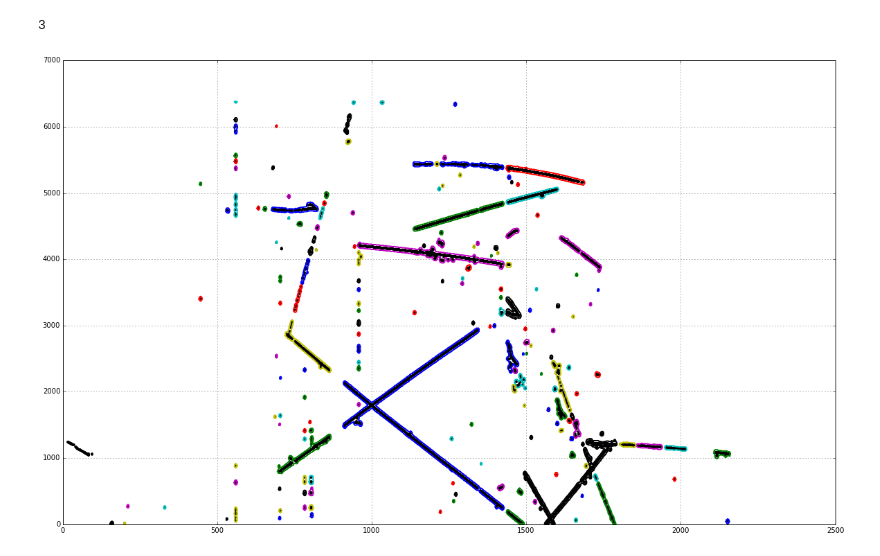
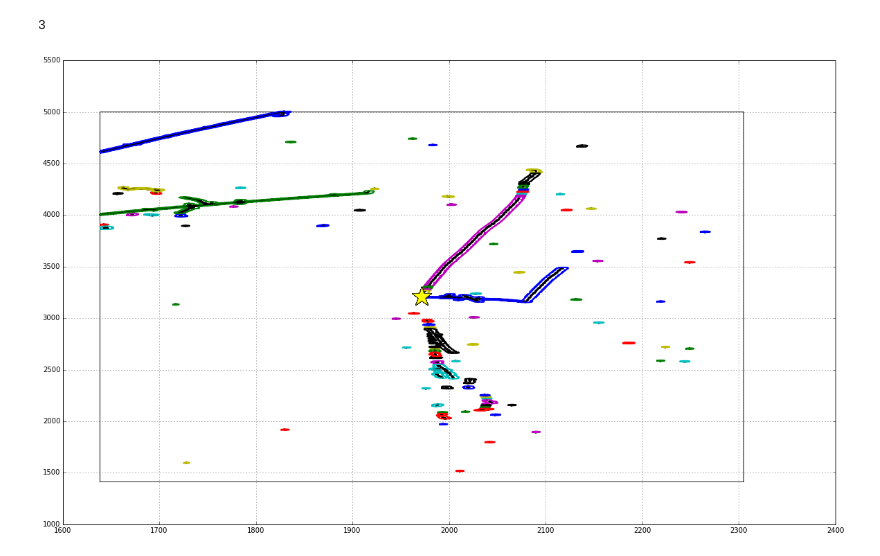
Before and after one commit to NevisUB/LArOpenCV, a Jupyter notebook: mac/unit/viewer.ipynb, the cells around one changed output. Cells and saved outputs as stored; diff of their text form; code cells hidden in the pictures.

```diff
--- a/mac/unit/viewer.ipynb
+++ b/mac/unit/viewer.ipynb
@@ -1,3 +1,9 @@
 # %%
 #get larlite
 from larlite import larlite as ll
+from larlite import larutil as lu
+
+geo=lu.Geometry.GetME()
+geoH=lu.GeometryHelper.GetME()
+
+import ROOT
@@ -25,5 +37,8 @@ event_ass      = sm.get_data(ll.data.kAssociation,"ImageClusterHit")
 #get association
 cluster_to_hit_ass = event_ass.association(event_clusters.id(),event_hits.id())
 
+#get the vertex_data
+event_vertex = sm.get_data(ll.data.kVertex,"numuCC_vertex")
+
 #get contour data
 event_user = sm.get_data(ll.data.kUserInfo,"ImageClusterHit")
@@ -50,36 +57,54 @@ sbc_data.dump_contents()
 # %%
 #Show the ImageClusters
-plane=0
+plane=2
 sbc_data=event_user[plane]
 hsv = plt.get_cmap('jet')
 lors = hsv(np.linspace(0, 1.0, cluster_to_hit_ass.size()))
 
 fig,ax=plt.subplots(figsize=(10*2,6*2))
 c=-1
 # plot each cluster and userinfo
 for ix,cluster in enumerate(cluster_to_hit_ass):
 
     #get the hits for this clusters
     slice_=np.array(cluster)
     if event_clusters[ix].Plane().Plane != plane: continue
     if slice_.size == 0: continue
 
     c+=1
 
     hslice = hxy[slice_]
 
-    plt.plot(hslice[:,0],hslice[:,1],'o',color='black',markersize=3)
+    ax.plot(hslice[:,0],hslice[:,1],'o',color='black',markersize=3)
 
     #call user_info get_darray, for the contour
     xx=np.array(sbc_data.get_darray('sbc_{}_{}_x'.format(plane,c)))
     yy=np.array(sbc_data.get_darray('sbc_{}_{}_y'.format(plane,c)))
 
     xx=np.append(xx,xx[0])
     yy=np.append(yy,yy[0])
 
     plt.plot(yy,xx,'-',lw=2)
 
+    vtx=ROOT.std.vector('double')()
+    vtx.resize(3)
+    vtx[0]=event_vertex[0].X()
+    vtx[1]=event_vertex[0].Y()
+    vtx[2]=event_vertex[0].Z()
+    px = geoH.Point_3Dto2D(vtx.data(),plane)
+    pt=np.array([px.w/geoH.WireToCm(),px.t//geoH.TimeToCm()+800.0])
+
+    ax.plot(pt[0],pt[1],'*',markersize=30,color='yellow')
+
+    dx=100.0/geoH.WireToCm()
+    dy=100.0/geoH.TimeToCm()
+    rec = matplotlib.patches.Rectangle((pt[0]-dx,pt[1]-dy),
+                                       2*dx,2*dy,
+                                       alpha=1,
+                                       facecolor='none')
+    ax.add_patch(rec)
+
 plt.grid()
 plt.show()
 # %% [output]
-[figure, old version]
+[figure, new version]
```
Also changed, not shown: parts of 4 cells of this notebook, 4 other files.
